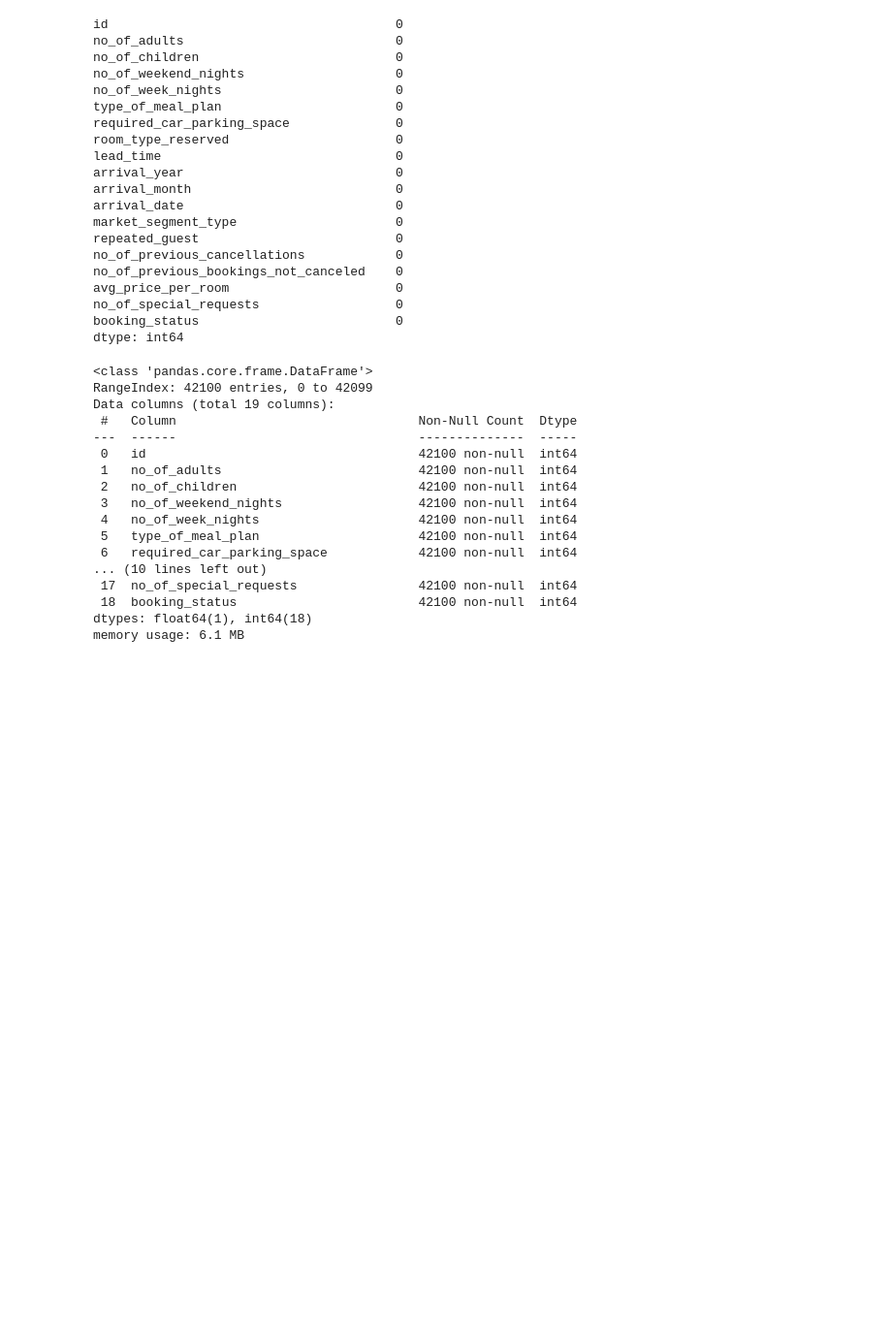
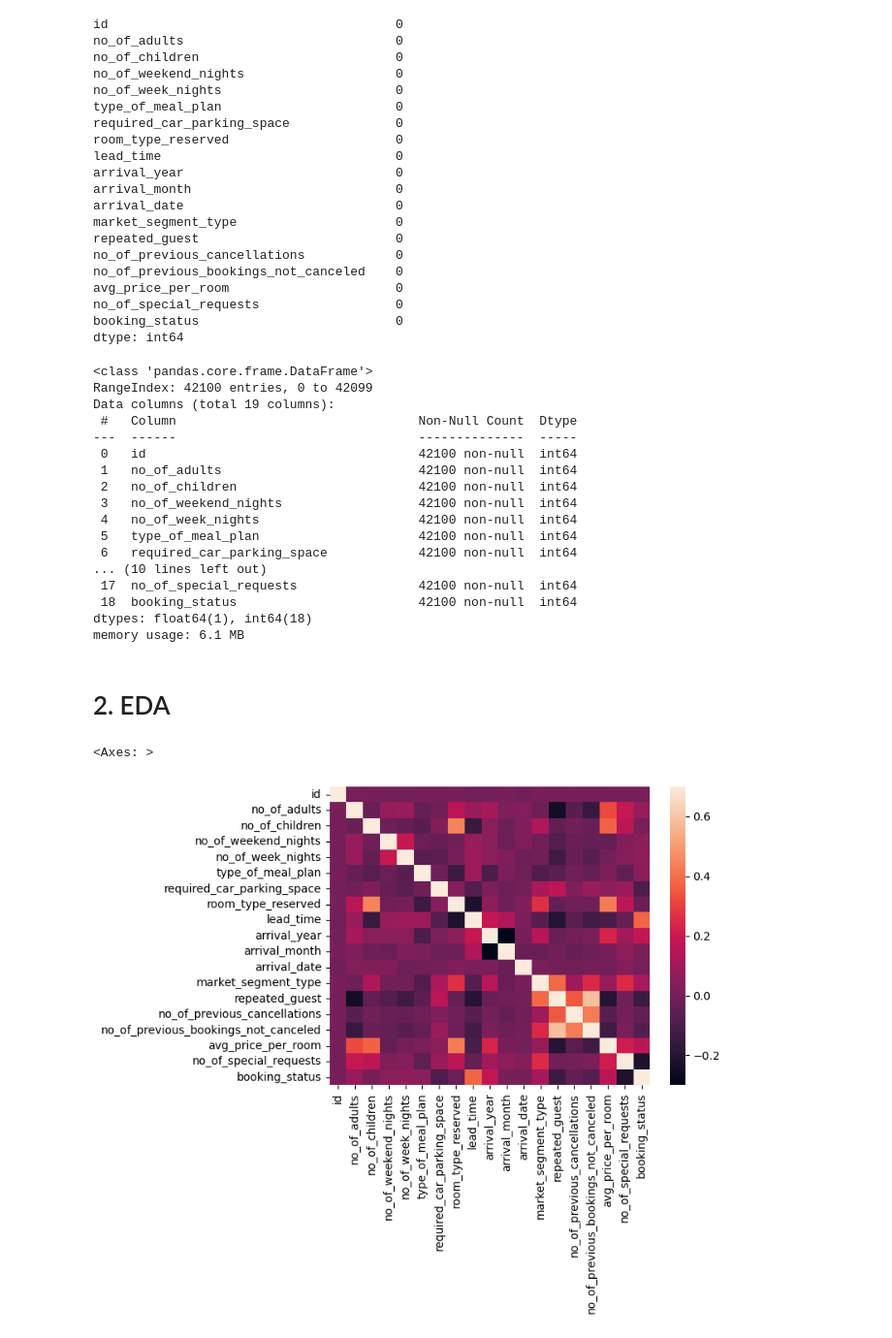
Before and after one commit to centralpenguin/DataScience, a Jupyter notebook: BookingStatus/Untitled.ipynb, the cells around one changed output. Shown at 97% size. Cells and saved outputs as stored; diff of their text form; code cells hidden in the pictures; blank space fills up the shorter version.

Commit message:
plotting

```diff
--- a/BookingStatus/Untitled.ipynb
+++ b/BookingStatus/Untitled.ipynb
@@ -78,3 +78,10 @@ Data columns (total 19 columns):
  18  booking_status                        42100 non-null  int64
 dtypes: float64(1), int64(18)
 memory usage: 6.1 MB
+# %% [markdown]
+# 2. EDA
+# %%
+sns.heatmap(train_data.corr(), vmin = -0.3, vmax = 0.7)
+# %% [output]
+<Axes: >
+[figure, added]
```
Also changed, not shown: parts of 3 cells of this notebook.
